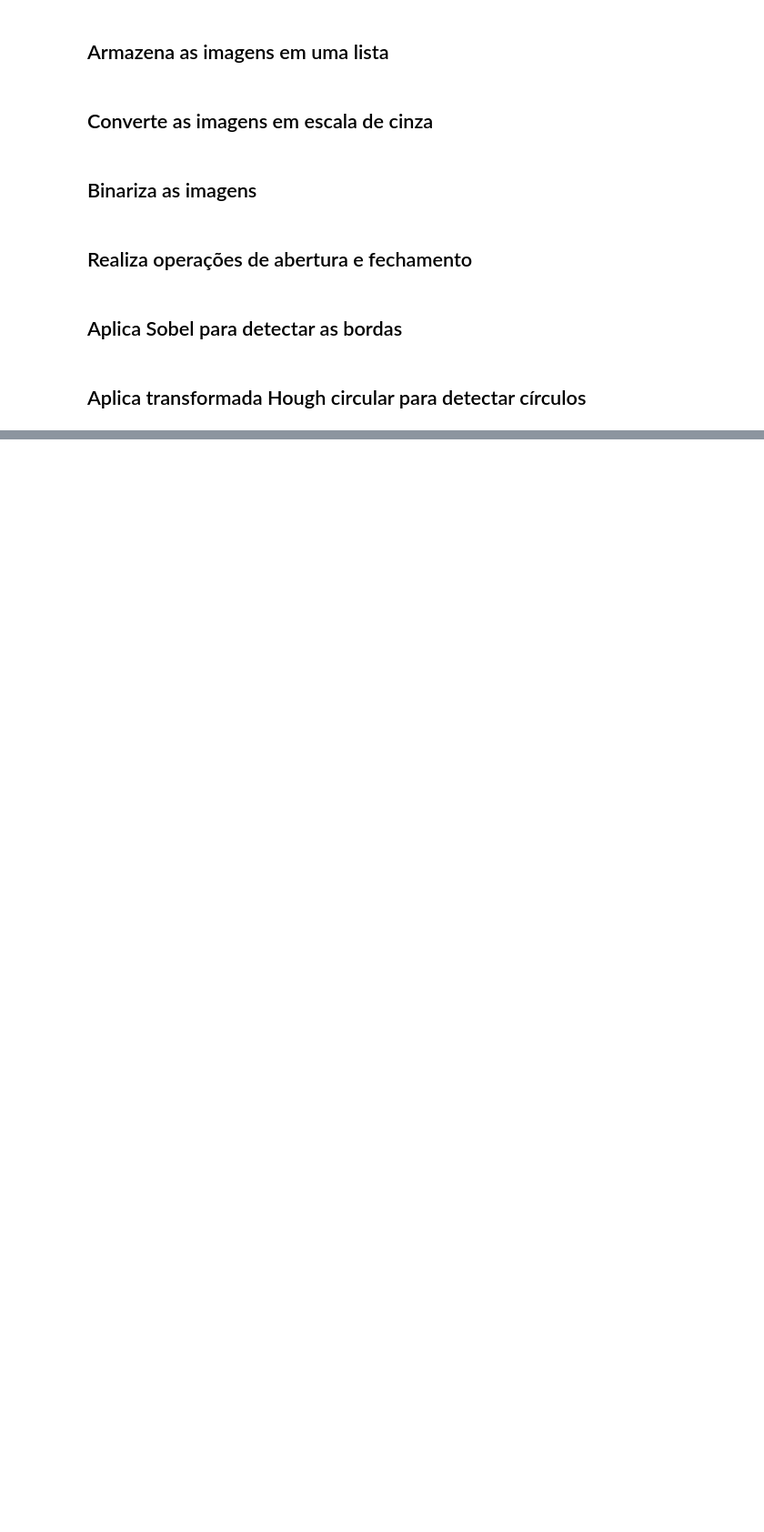
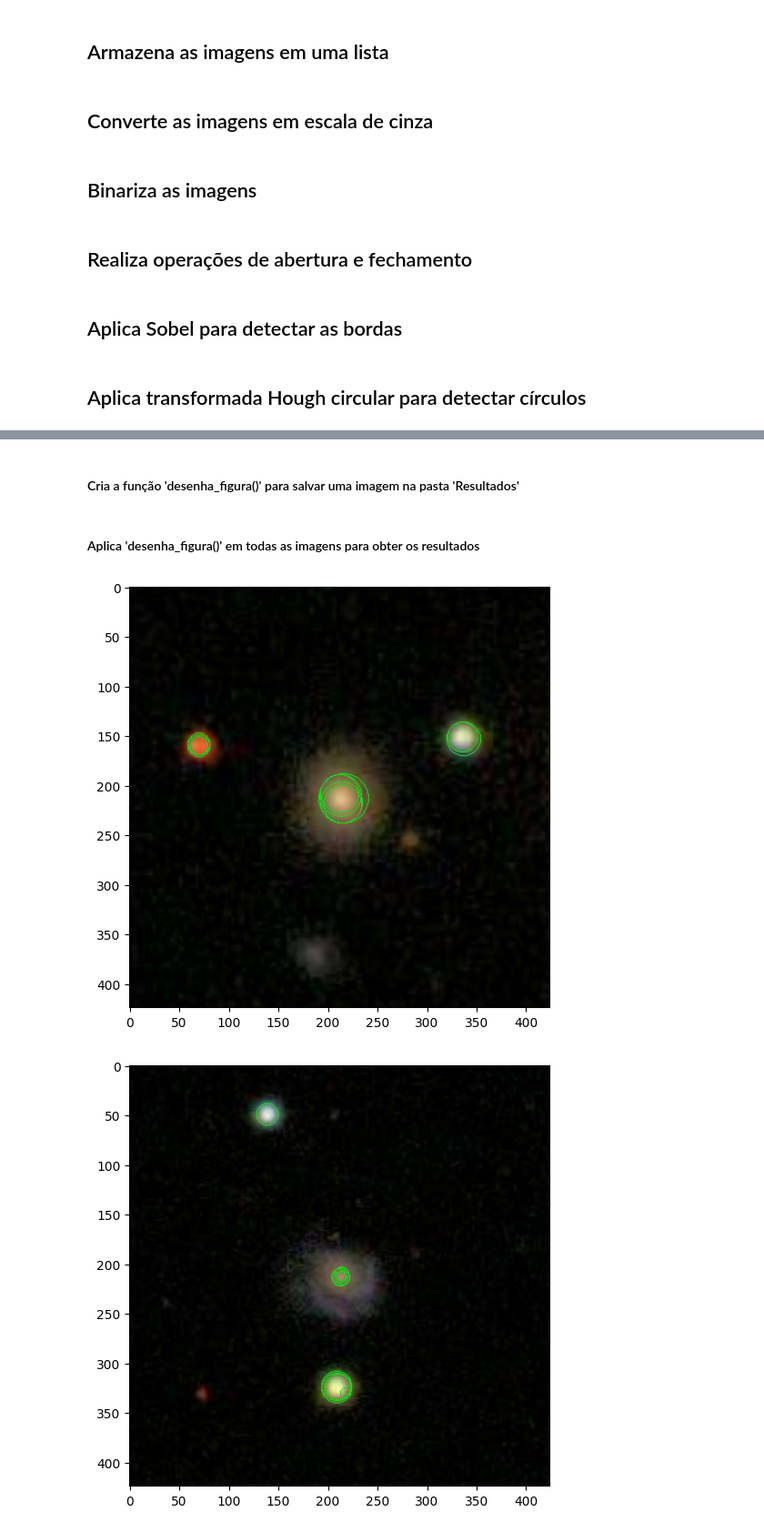
Before and after one commit to rafaseto/contagem-de-corpos-celestes, a Jupyter notebook: app.ipynb, the cells around one changed output, grey strips where cells are left out. Shown at 91% size. Saved outputs shown, nothing was run; the diff lists cells and outputs as text; code cells hidden in the pictures; blank space fills up the shorter version.

Commit message:
cria e aplica desenha_figura() para obter as imagens da pasta Resultados

```diff
--- a/app.ipynb
+++ b/app.ipynb
@@ -145,8 +147,8 @@ bordas_list = [sobel(imagem) for imagem in imagens_refinadas_list]
 # %% [markdown]
 ## Aplica transformada Hough circular para detectar círculos
 # %%
-# Define que iremos detectar círculos com raio variando entre 25 e 50
-raios = np.arange (25,50,2)
+# Define que iremos detectar círculos com raio variando entre 5 e 50
+raios = np.arange (5,50,2)
 
 # Lista que armazena a acumulação dos parâmetros
 grades_list = []
@@ -156,0 +161,44 @@ for imagem in bordas_list:
+# %% [markdown]
+#### Cria a função 'desenha_figura()' para salvar uma imagem na pasta 'Resultados'
+# %%
+caminho_da_pasta = 'Resultados'
+
+# Desenha a figura com os círculos detectados em verde
+def desenha_figura(imagem, index):
+    # As coordenadas dos centros dos círculos detectados são armazenadas em 'a' e 'b'
+    acumuladores, a, b, raio = hough_circle_peaks(grades_list[index], raios, total_num_peaks=10)
+
+    fig, ax = plt.subplots(ncols=1, nrows=1, figsize=(10, 6))
+    imagem_final = imagem
+
+    for centro_y, centro_x, raio_ in zip(b, a, raio):
+        circy, circx = circle_perimeter(centro_y, centro_x, raio_, shape=imagem.shape)
+        imagem_final[circy, circx] = (20, 220, 20)
+
+    ax.imshow(imagem_final, cmap=plt.cm.gray)
+
+    # Nome do arquivo a ser salvo
+    nome_do_arquivo = f"resultado_{index+1}.png"
+
+
+    # Caso o diretório não exista, cria ele
+    if not os.path.exists(caminho_da_pasta):
+        os.makedirs(caminho_da_pasta)
+
+    # Salva a imagem
+    plt.savefig(os.path.join(caminho_da_pasta, nome_do_arquivo))
+
+    # Mostra a imagem
+    plt.show()
+# %% [markdown]
+#### Aplica 'desenha_figura()' em todas as imagens para obter os resultados
+# %%
+# index para uma imagem de 'imagens_list' poder referenciar o item respectivo em 'grades_list'
+i = 0
+
+for imagem in imagens_list:
+    desenha_figura(imagem, i)
+    i += 1
+# %% [output]
+[figure, added]
+[figure, added]
```
Also changed, not shown: parts of 3 cells of this notebook, 10 other files.
